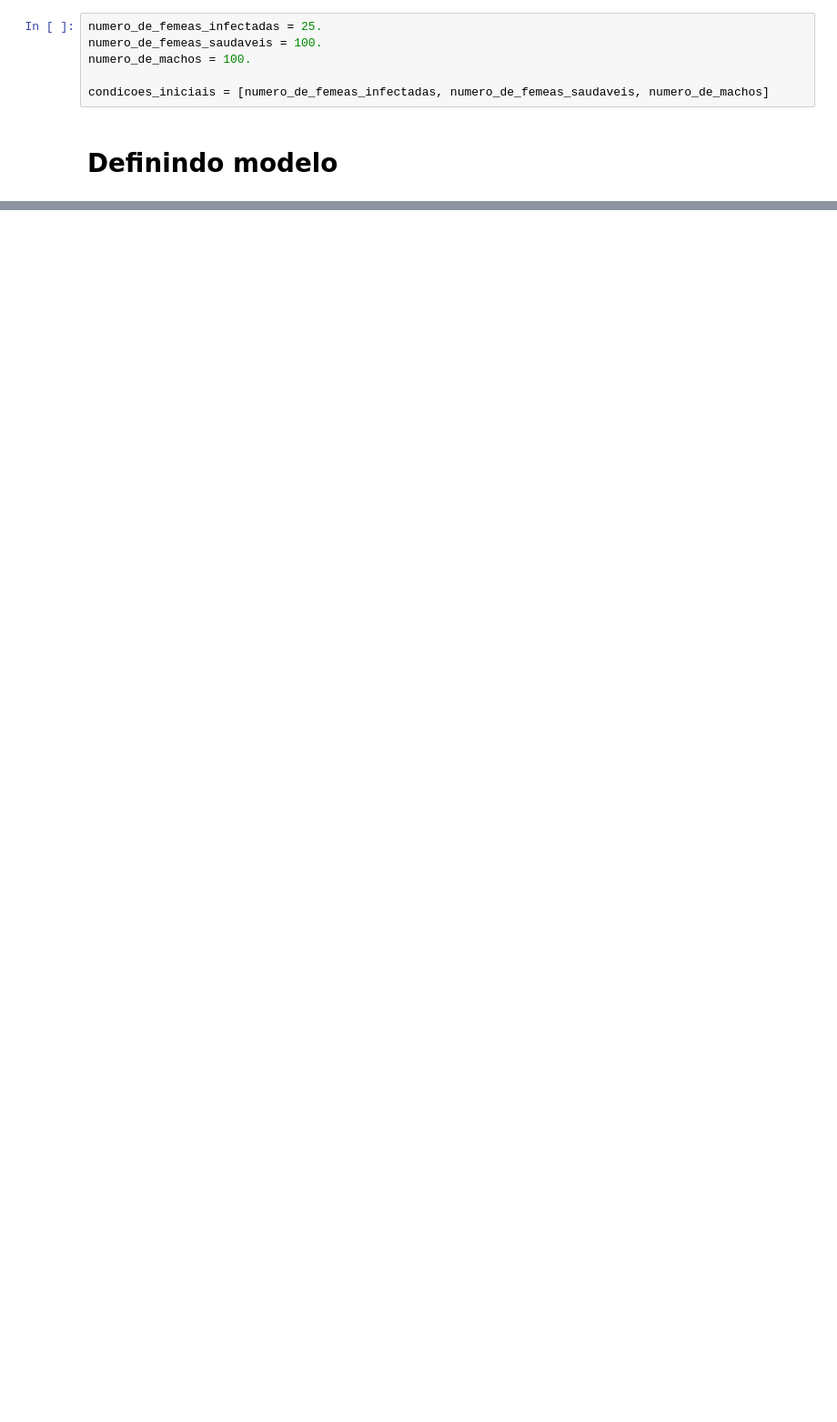
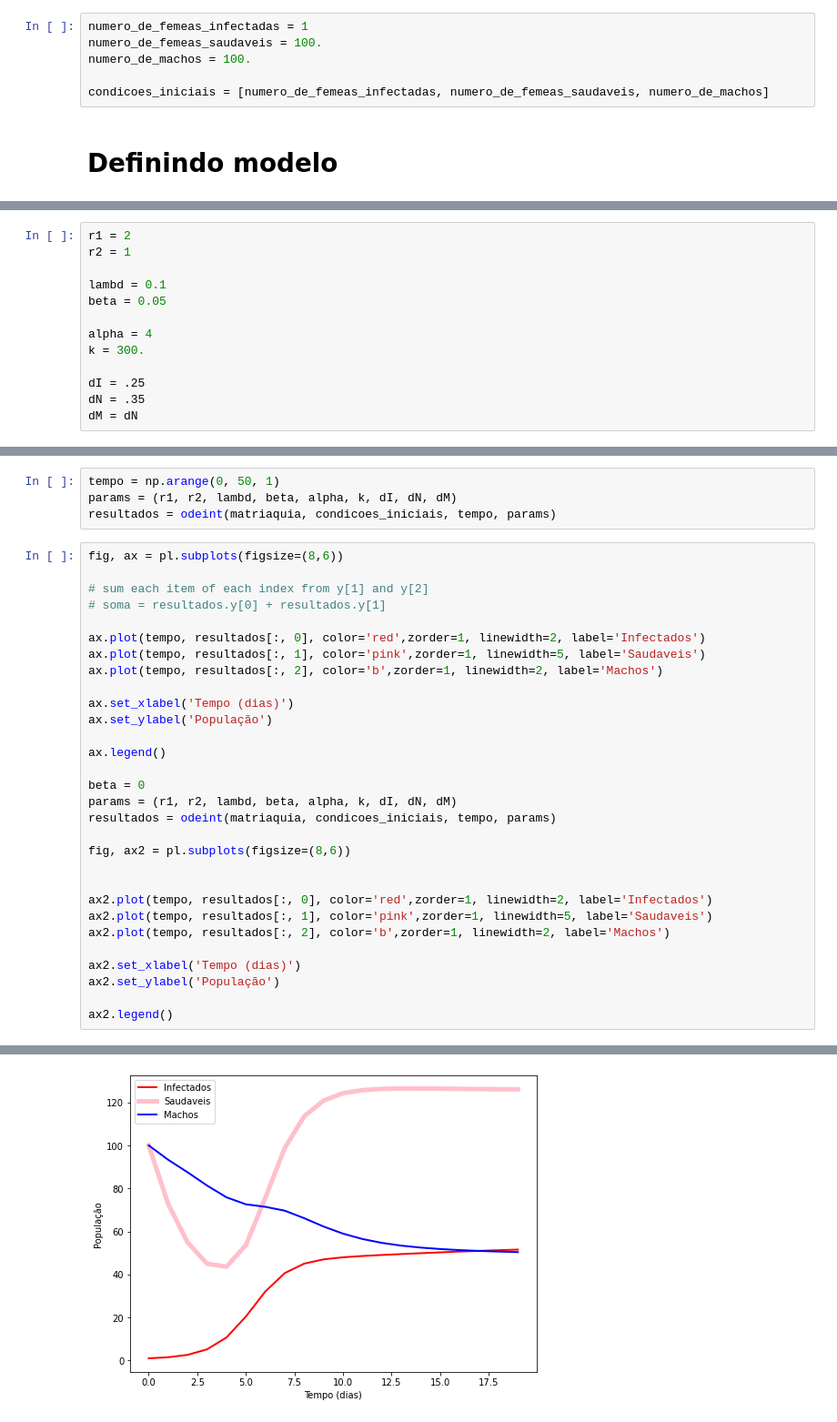
Before and after one commit to filipe7788/EscolaDeMatematica, a Jupyter notebook: Facilitacao-modelo.ipynb, the cells around one changed output, grey strips where cells are left out. Shown at 91% size. Cells and saved outputs as stored; diff of their text form; blank space fills up the shorter version.

```diff
--- a/Facilitacao-modelo.ipynb
+++ b/Facilitacao-modelo.ipynb
@@ -11,7 +9,7 @@ import matplotlib.pyplot as pl
 # %% [markdown]
 # Definindo condicoes iniciais
 # %%
-numero_de_femeas_infectadas = 25.
+numero_de_femeas_infectadas = 1
 numero_de_femeas_saudaveis = 100.
 numero_de_machos = 100.
 
@@ -40 +33,14 @@ def matriaquia(t, y):
+# %%
+r1 = 2
+r2 = 1
+
+lambd = 0.1
+beta = 0.05
+
+alpha = 4
+k = 300.
+
+dI = .25
+dN = .35
+dM = dN
 # %% [markdown]
@@ -54,0 +48,35 @@ ax.plot(ts1, resultados_modelo, color='b',zorder=1, linewidth=2)
+# %%
+tempo = np.arange(0, 50, 1)
+params = (r1, r2, lambd, beta, alpha, k, dI, dN, dM)
+resultados = odeint(matriaquia, condicoes_iniciais, tempo, params)
+# %%
+fig, ax = pl.subplots(figsize=(8,6))
+
+# sum each item of each index from y[1] and y[2]
+# soma = resultados.y[0] + resultados.y[1]
+
+ax.plot(tempo, resultados[:, 0], color='red',zorder=1, linewidth=2, label='Infectados')
+ax.plot(tempo, resultados[:, 1], color='pink',zorder=1, linewidth=5, label='Saudaveis')
+ax.plot(tempo, resultados[:, 2], color='b',zorder=1, linewidth=2, label='Machos')
+
+ax.set_xlabel('Tempo (dias)')
+ax.set_ylabel('População')
+
+ax.legend()
+
+beta = 0
+params = (r1, r2, lambd, beta, alpha, k, dI, dN, dM)
+resultados = odeint(matriaquia, condicoes_iniciais, tempo, params)
+
+fig, ax2 = pl.subplots(figsize=(8,6))
+
+
+ax2.plot(tempo, resultados[:, 0], color='red',zorder=1, linewidth=2, label='Infectados')
+ax2.plot(tempo, resultados[:, 1], color='pink',zorder=1, linewidth=5, label='Saudaveis')
+ax2.plot(tempo, resultados[:, 2], color='b',zorder=1, linewidth=2, label='Machos')
+
+ax2.set_xlabel('Tempo (dias)')
+ax2.set_ylabel('População')
+
+ax2.legend()
+# %% [output]
@@ -54,0 +84 @@ ax.plot(ts1, resultados_modelo, color='b',zorder=1, linewidth=2)
+[figure, added]
```
Also changed, not shown: parts of 9 cells of this notebook, 1 other file.
